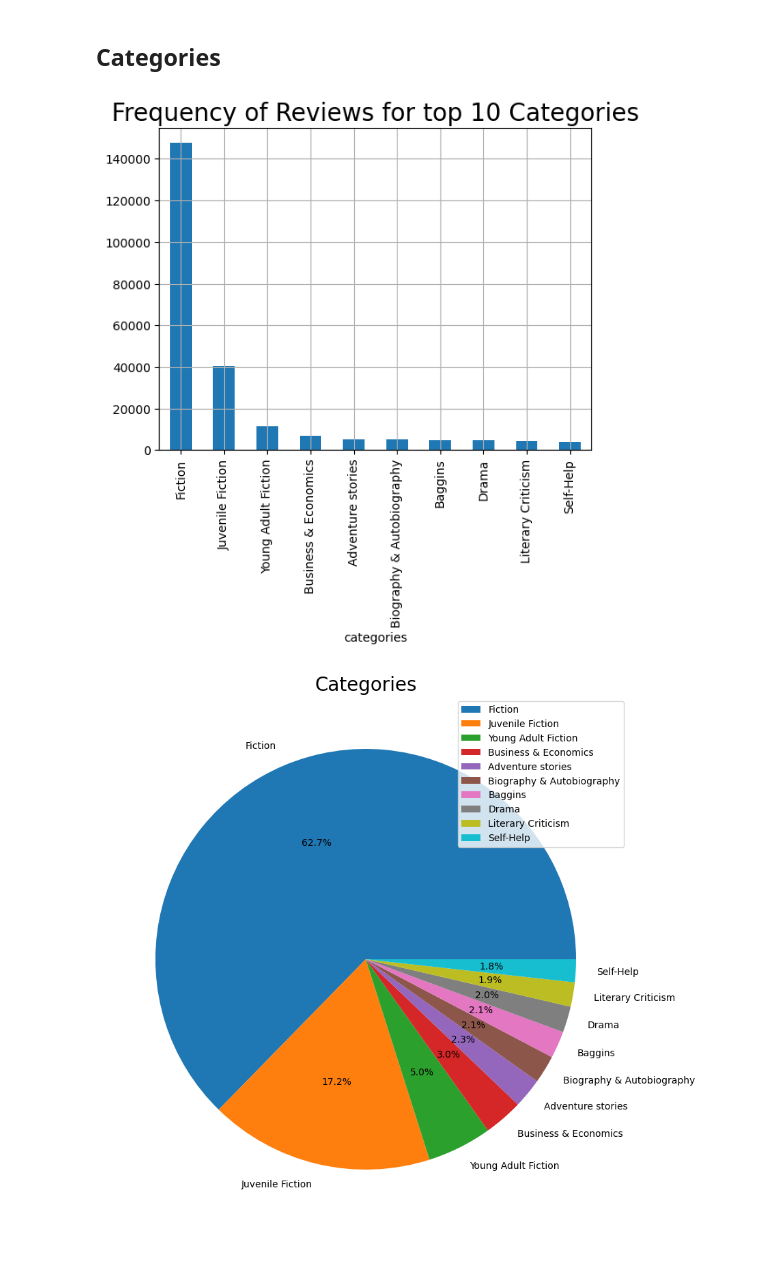
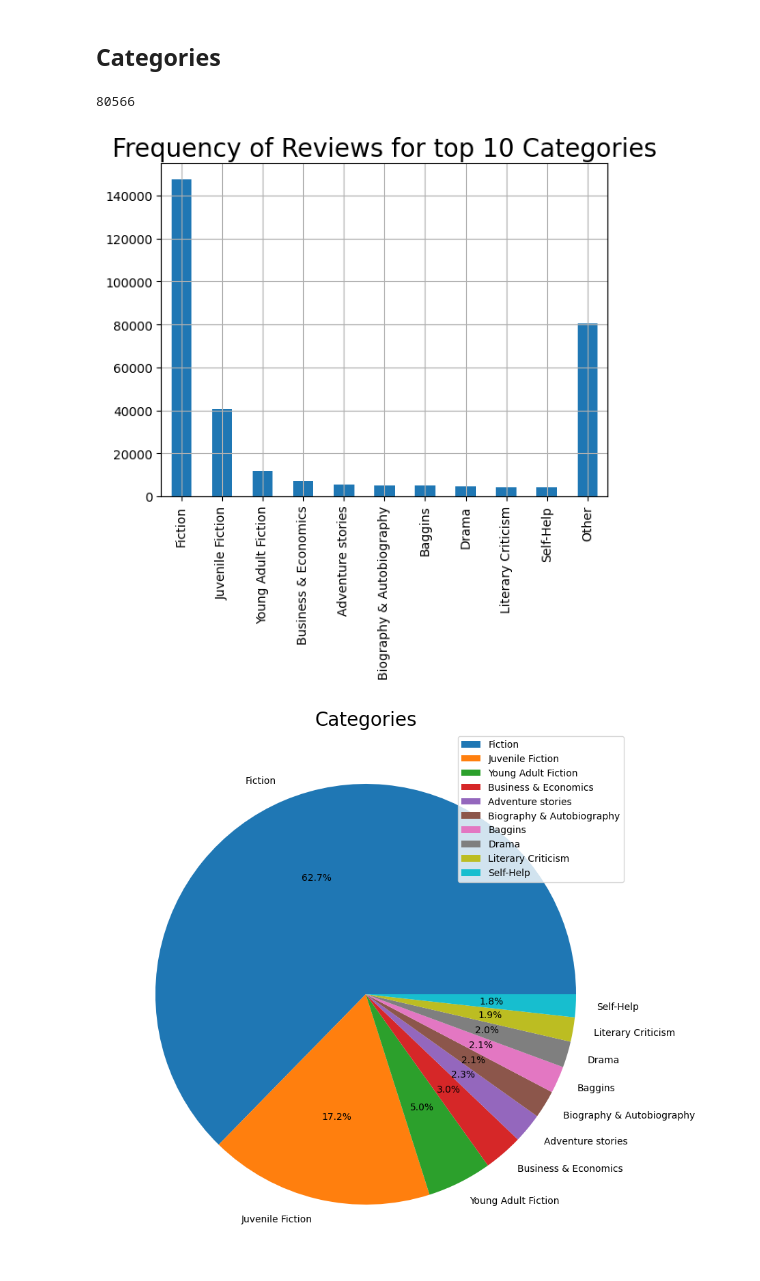
Before and after one commit to arnaldochm/final_project_nlp, a Jupyter notebook: notebooks/notebook_EDA.ipynb, the cells around one changed output. Cells and saved outputs as stored; diff of their text form; code cells hidden in the pictures.

```diff
--- a/notebooks/notebook_EDA.ipynb
+++ b/notebooks/notebook_EDA.ipynb
@@ -239,15 +227,22 @@ Name: review, dtype: float64
 # Univariate EDA
 # %% [markdown]
 ## Categories
+# %%
+other_categories_counts
+# %% [output]
+80566
 # %%
 top_10_categories_counts = df_all_data['categories'].explode().value_counts()
 top_10_categories_counts = top_10_categories_counts[:10].sort_values(ascending=False)
-top_10_categories_counts.plot(kind='bar')
+other_categories_counts = df_all_data['categories'].explode().value_counts()
+other_categories_counts = other_categories_counts[10:].sum()
+top_categories_with_other = pd.concat([top_10_categories_counts, pd.Series({'Other': other_categories_counts})])
+top_categories_with_other.plot(kind='bar')
 plt.title('Frequency of Reviews for top 10 Categories', fontsize = 20)
 plt.grid()
 plt.show()
 # %% [output]
-[figure, old version]
+[figure, new version]
 # %%
 labels=top_10_categories_counts.keys().map(str)
 
```
Also changed, not shown: parts of 20 cells of this notebook.
